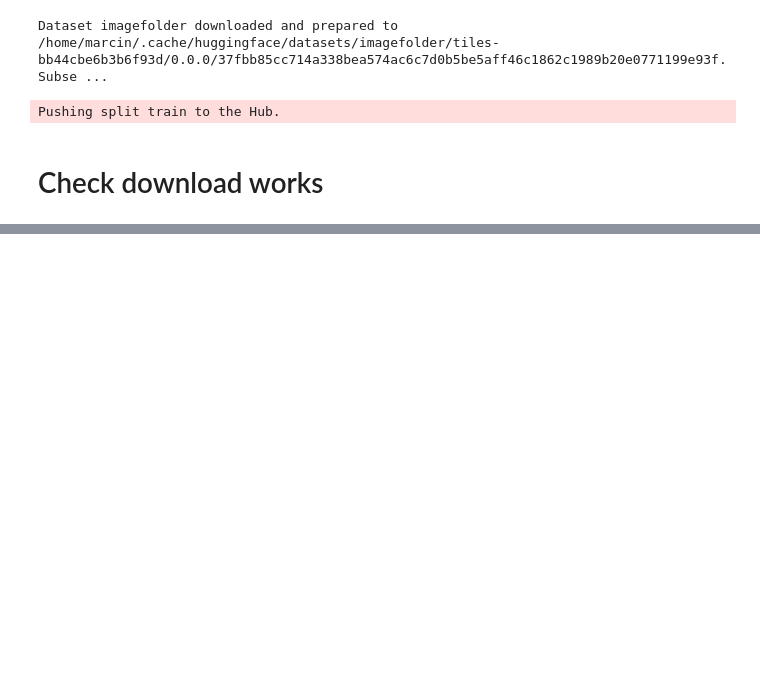
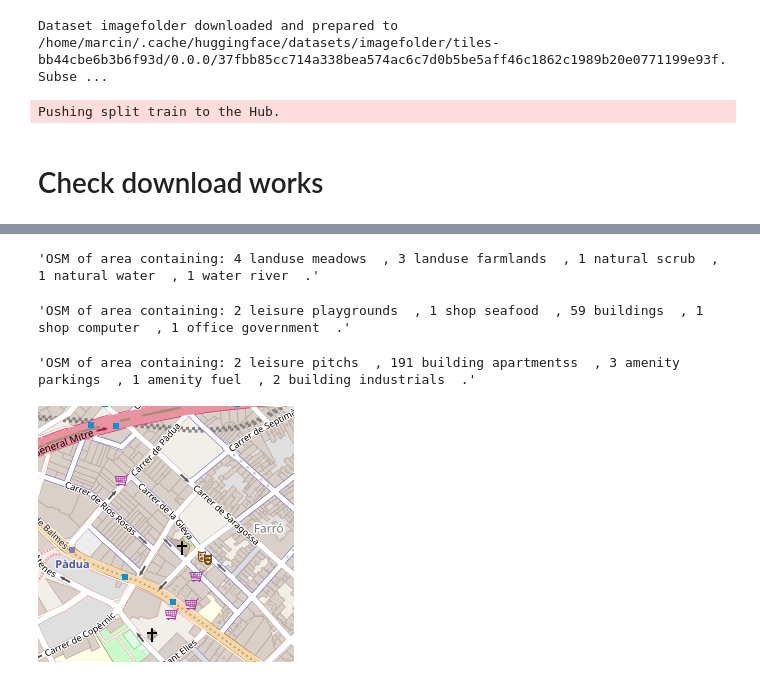
Before and after one commit to kraina-ai/map_diffusion, a Jupyter notebook: workflow_raster/3.hf_dataset.ipynb, the cells around one changed output, grey strips where cells are left out. Saved outputs shown, nothing was run; the diff lists cells and outputs as text; code cells hidden in the pictures; blank space fills up the shorter version.

```diff
--- a/workflow_raster/3.hf_dataset.ipynb
+++ b/workflow_raster/3.hf_dataset.ipynb
@@ -109,6 +96,6 @@ Pushing split train to the Hub.
 # %% [markdown]
 # Check download works
 # %%
-ds = load_dataset("mprzymus/text2tile_small")
-ds
+ds = load_dataset("mprzymus/text2tile")
+test_captions = ds["test"]["caption"]
 # %% [output]
@@ -122,0 +103,16 @@ DatasetDict({
+# %%
+test_captions[843]
+# %% [output]
+'OSM of area containing: 4 landuse meadows  , 3 landuse farmlands  , 1 natural scrub  , 1 natural water  , 1 water river  .'
+# %%
+test_captions[290]
+# %% [output]
+'OSM of area containing: 2 leisure playgrounds  , 1 shop seafood  , 59 buildings  , 1 shop computer  , 1 office government  .'
+# %%
+test_captions[253]
+# %% [output]
+'OSM of area containing: 2 leisure pitchs  , 191 building apartmentss  , 3 amenity parkings  , 1 amenity fuel  , 2 building industrials  .'
+# %%
+ds["test"]["image"][253]
+# %% [output]
+[figure, added]
```
Also changed, not shown: parts of 7 cells of this notebook.
